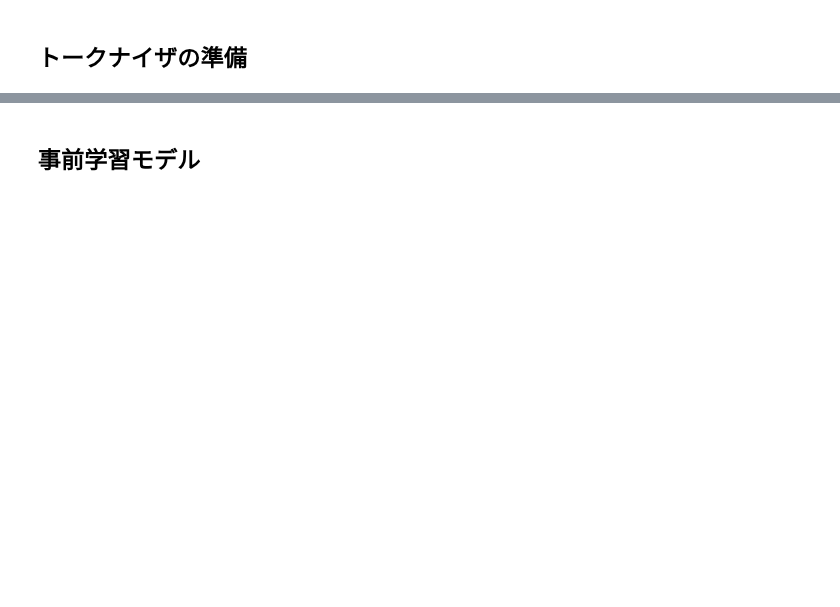
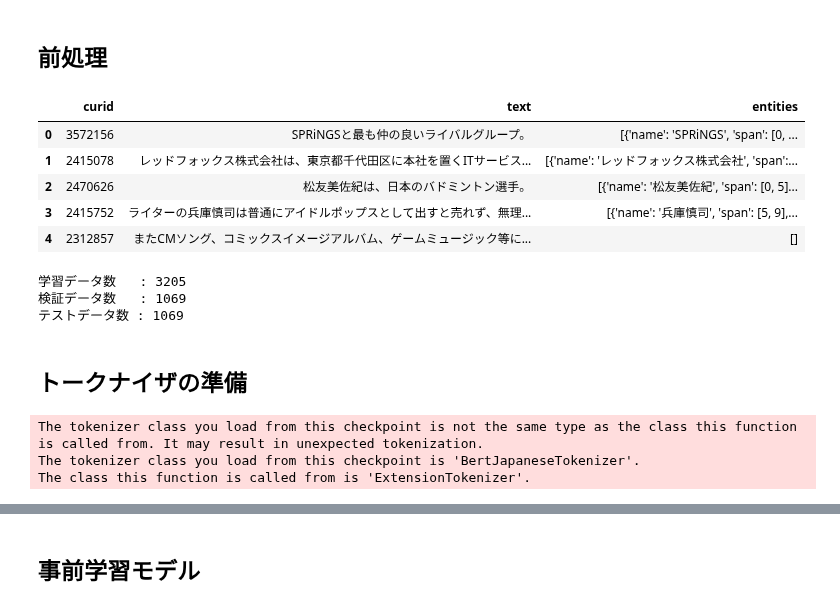
Before and after one commit to lychee1223/NovelAnalysisByNER, a Jupyter notebook: ner.ipynb, the cells around one changed output, grey strips where cells are left out. Cells and saved outputs as stored; diff of their text form; code cells hidden in the pictures; blank space fills up the shorter version.

```diff
--- a/ner.ipynb
+++ b/ner.ipynb
@@ -31,29 +52,39 @@ dataset = json.load(open('ner-wikipedia-dataset/ner.json', 'r'))
+# %% [markdown]
+## 前処理
 # %%
 # 固有表現タイプの辞書
-type_id_dictionary = {'人名': 1,
-                      '法人名': 2,
-                      '政治的組織名': 3,
-                      'その他の組織名': 4,
-                      '地名': 5,
-                      '施設名': 6,
-                      '製品名': 7,
-                      'イベント名': 8}
+id_dict = {'人名': 1,
+           '法人名': 2,
+           '政治的組織名': 3,
+           'その他の組織名': 4,
+           '地名': 5,
+           '施設名': 6,
+           '製品名': 7,
+           'イベント名': 8}
 
-'''idからtypeを取得する関数
-'''
+# idからtypeを取得する関数
 def get_type_from_id(id):
-    keys = [key for key, value in type_id_dictionary.items() if value == id]
+    keys = [key for key, value in id_dict.items() if value == id]
     if keys:
         return keys[0]
     return None
 # %%
-# 前処理
-for data in dataset:
-    # 正規化
-    # ｱｲｳ → アイウ, ＡＢＣ → ABC, １２３ → 123
-    data['text'] = unicodedata.normalize('NFKC', data['text'])
+def preprocess(data):
+  # ｱｲｳ → アイウ, ＡＢＣ → ABC, １２３ → 123
+  data['text'] = unicodedata.normalize('NFKC', data['text'])
 
-    # typeを対応するtype_idに変換
-    for entity in data['entities']:
-        entity['type_id'] = type_id_dictionary[entity['type']]
-        del entity['type']
+  # typeを対応するtype_idに変換
+  for entity in data['entities']:
+    entity['type_id'] = id_dict[entity['type']]
+
+  return data
+
+df = df.apply(preprocess, axis=1)
+df.head()
+# %% [output]
+|  | curid | text | entities |
+| 0 | 3572156 | SPRiNGSと最も仲の良いライバルグループ。 | [{'name': 'SPRiNGS', 'span': [0, ... |
+| 1 | 2415078 | レッドフォックス株式会社は、東京都千代田区に本社を置くITサービス... | [{'name': 'レッドフォックス株式会社', 'span':... |
+| 2 | 2470626 | 松友美佐紀は、日本のバドミントン選手。 | [{'name': '松友美佐紀', 'span': [0, 5]... |
+| 3 | 2415752 | ライターの兵庫慎司は普通にアイドルポップスとして出すと売れず、無理... | [{'name': '兵庫慎司', 'span': [5, 9],... |
+| 4 | 2312857 | またCMソング、コミックスイメージアルバム、ゲームミュージック等に... | [] |
@@ -75,3 +91,21 @@ print(f'テストデータ数 : {len(test_dataset)}')
+# %%
+# データセットの分割 (学習:検証:テスト = 6:2:2)
+train_df, test_df = train_test_split(df, test_size=0.2, random_state=42, )
+train_df, valid_df = train_test_split(train_df, test_size=0.25, random_state=42)
+
+# index降り直し
+train_df.reset_index(drop=True, inplace=True)
+valid_df.reset_index(drop=True, inplace=True)
+test_df.reset_index(drop=True, inplace=True)
+
+# サイズ表示
+print(f'学習データ数   : {len(train_df)}')
+print(f'検証データ数   : {len(valid_df)}')
+print(f'テストデータ数 : {len(test_df)}')
+# %% [output]
+学習データ数   : 3205
+検証データ数   : 1069
+テストデータ数 : 1069
 # %% [markdown]
 ## トークナイザの準備
 # %%
@@ -186,8 +225,9 @@ class ExtensionTokenizer(BertJapaneseTokenizer):
         return encoding, spans
 # %%
-# 日本語学習済みモデル
-MODEL_NAME = 'cl-tohoku/bert-base-japanese-whole-word-masking'
-
-# トークナイザをロード
+# 拡張したトークナイザをロード
 tokenizer = ExtensionTokenizer.from_pretrained(MODEL_NAME)
+# %% [output]
+The tokenizer class you load from this checkpoint is not the same type as the class this function is called from. It may result in unexpected tokenization.
+The tokenizer class you load from this checkpoint is 'BertJapaneseTokenizer'.
+The class this function is called from is 'ExtensionTokenizer'.
 # %% [markdown]
```
Also changed, not shown: parts of 40 cells of this notebook.
